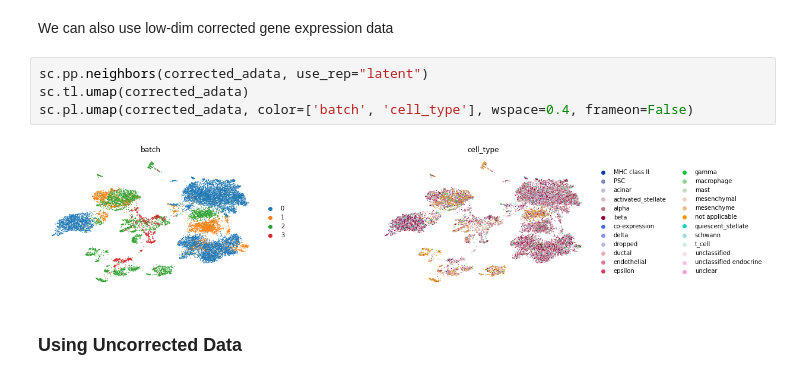
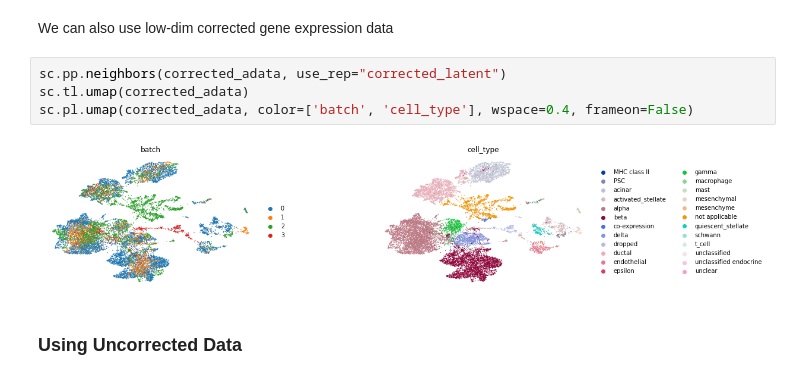
Before and after one commit to theislab/scgen, a Jupyter notebook: docs/tutorials/scgen_batch_removal.ipynb, the cells around one changed output. Saved outputs shown, nothing was run; the diff lists cells and outputs as text.

Commit message:
Further optimization for corrected latent and black formatting

```diff
--- a/docs/tutorials/scgen_batch_removal.ipynb
+++ b/docs/tutorials/scgen_batch_removal.ipynb
@@ -112,11 +126,11 @@ WARNING: You’re trying to run this on 2448 dimensions of `.X`, if you really w
 # %% [markdown]
 We can also use low-dim corrected gene expression data
 # %%
-sc.pp.neighbors(corrected_adata, use_rep="latent")
+sc.pp.neighbors(corrected_adata, use_rep="corrected_latent")
 sc.tl.umap(corrected_adata)
 sc.pl.umap(corrected_adata, color=['batch', 'cell_type'], wspace=0.4, frameon=False)
 # %% [output]
-[figure, old version]
+[figure, new version]
 # %% [markdown]
 ### Using Uncorrected Data
 # %% [markdown]
```
Also changed, not shown: parts of 4 cells of this notebook, 1 other file.
